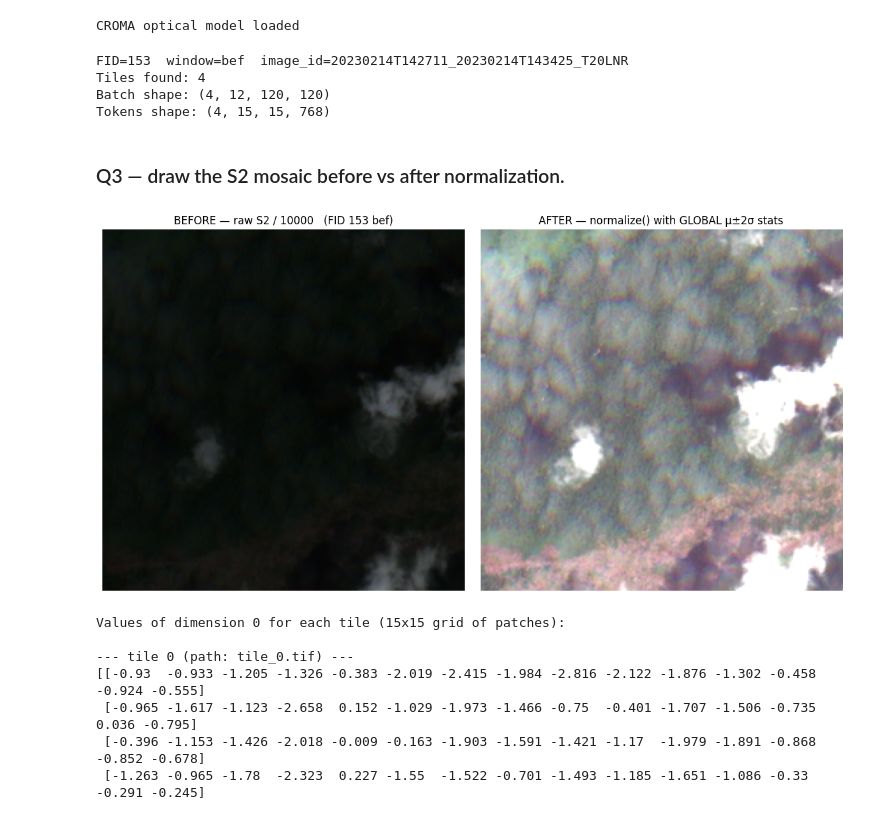
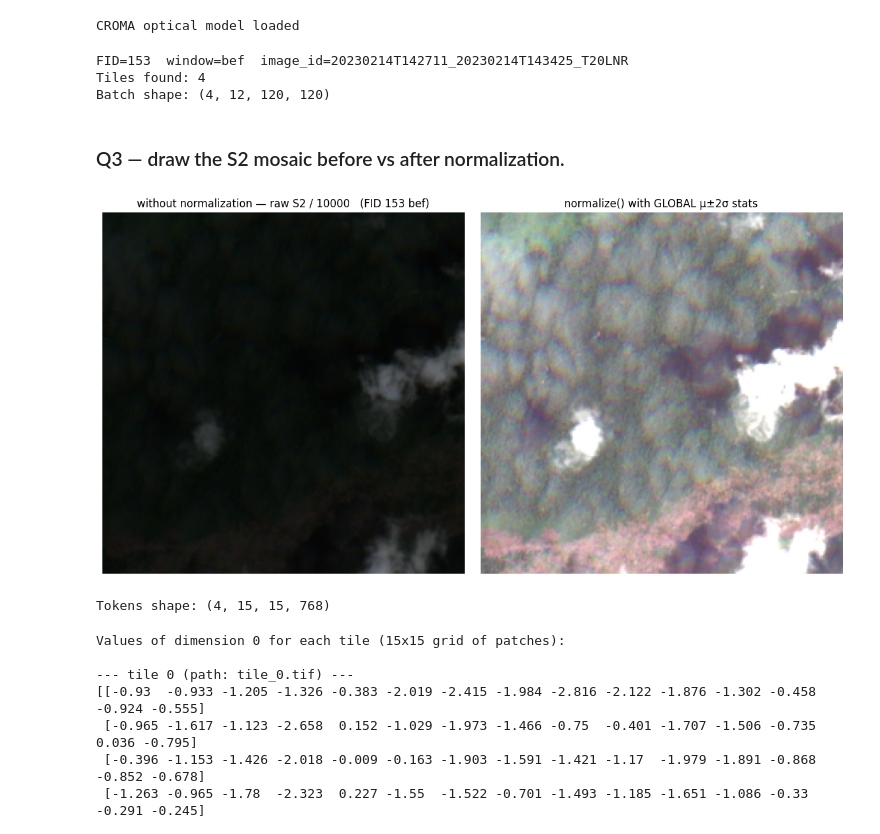
Before and after one commit to Angelicarjs/tropical_forest_disturbance, a Jupyter notebook: croma_fid_embeddings.ipynb, the cells around one changed output. Saved outputs shown, nothing was run; the diff lists cells and outputs as text; code cells hidden in the pictures.

```diff
--- a/croma_fid_embeddings.ipynb
+++ b/croma_fid_embeddings.ipynb
@@ -203,19 +201,10 @@ all_data = np.stack(
     axis=0,
 ).astype(np.float32)
 print(f"Batch shape: {all_data.shape}")
-
-# 3) Normalize with GLOBAL stats (computed over all S2/S1 tiles) and encode
-mean = s2_mean if MODALITY == "optical" else s1_mean
-std  = s2_std  if MODALITY == "optical" else s1_std
-x = torch.from_numpy(all_data)
-x = normalize(x, mean, std).to(device)
-tokens = encode(model, x, MODALITY)        # (N, 15, 15, 768)
-print(f"Tokens shape: {tokens.shape}")
 # %% [output]
 FID=153  window=bef  image_id=20230214T142711_20230214T143425_T20LNR
 Tiles found: 4
 Batch shape: (4, 12, 120, 120)
-Tokens shape: (4, 15, 15, 768)
 # %% [markdown]
 ### Q3 — draw the S2 mosaic before vs after normalization.
 # %%
@@ -244,36 +233,46 @@ for i, p in enumerate(paths):
     col = int(round((t.c - x0) / TILE_SIZE_M))
     data_mosaic[:, row * TILE_SIZE:(row + 1) * TILE_SIZE,
                     col * TILE_SIZE:(col + 1) * TILE_SIZE] = all_data[i]
 
 # 2) Apply normalize() with GLOBAL stats to the batch, then mosaic the result.
 x_norm = normalize(torch.from_numpy(all_data), s2_mean, s2_std).cpu().numpy()
 norm_mosaic = np.full_like(data_mosaic, np.nan)
 for i, p in enumerate(paths):
     with rasterio.open(p) as src:
         t = src.transform
     row = int(round((y0 - t.f) / TILE_SIZE_M))
     col = int(round((t.c - x0) / TILE_SIZE_M))
     norm_mosaic[:, row * TILE_SIZE:(row + 1) * TILE_SIZE,
                     col * TILE_SIZE:(col + 1) * TILE_SIZE] = x_norm[i]
 
 # 3) Pull RGB = (B4, B3, B2) = bands (3, 2, 1) for both versions.
 #    BEFORE: divide by 10000 (S2 L2A scale factor) and clip to [0, 1].
 rgb_before = np.clip(data_mosaic[[3, 2, 1]].transpose(1, 2, 0) / 10000, 0, 1)
 #    AFTER: already in [0, 1] from normalize(), just transpose to HWC.
 rgb_after  = norm_mosaic[[3, 2, 1]].transpose(1, 2, 0)
 
 # 4) Plot side by side.
 fig, axes = plt.subplots(1, 2, figsize=(12, 6))
 axes[0].imshow(np.where(np.isnan(rgb_before), 0.5, rgb_before))
-axes[0].set_title(f"BEFORE — raw S2 / 10000   (FID {FID} {WINDOW})")
+axes[0].set_title(f"without normalization — raw S2 / 10000   (FID {FID} {WINDOW})")
 axes[0].axis("off")
 axes[1].imshow(np.where(np.isnan(rgb_after), 0.5, rgb_after))
-axes[1].set_title("AFTER — normalize() with GLOBAL μ±2σ stats")
+axes[1].set_title("normalize() with GLOBAL μ±2σ stats")
 axes[1].axis("off")
 plt.tight_layout()
 plt.show()
 # %% [output]
-[figure, old version]
+[figure, new version]
+# %%
+# 3) Normalize with GLOBAL stats (computed over all S2/S1 tiles) and encode
+mean = s2_mean if MODALITY == "optical" else s1_mean
+std  = s2_std  if MODALITY == "optical" else s1_std
+x = torch.from_numpy(all_data)
+x = normalize(x, mean, std).to(device)
+tokens = encode(model, x, MODALITY)        # (N, 15, 15, 768)
+print(f"Tokens shape: {tokens.shape}")
+# %% [output]
+Tokens shape: (4, 15, 15, 768)
 # %%
 # Print values of ONE embedding dimension across all patches of all tiles.
 DIM = 0   # pick any dimension in [0, 767]
```
Also changed, not shown: parts of 4 cells of this notebook.
